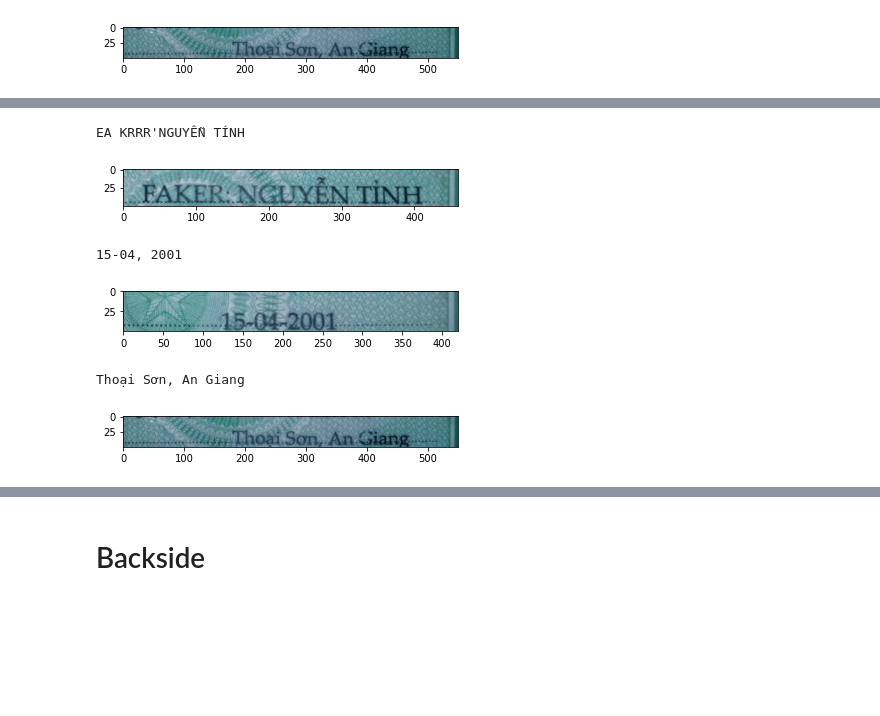
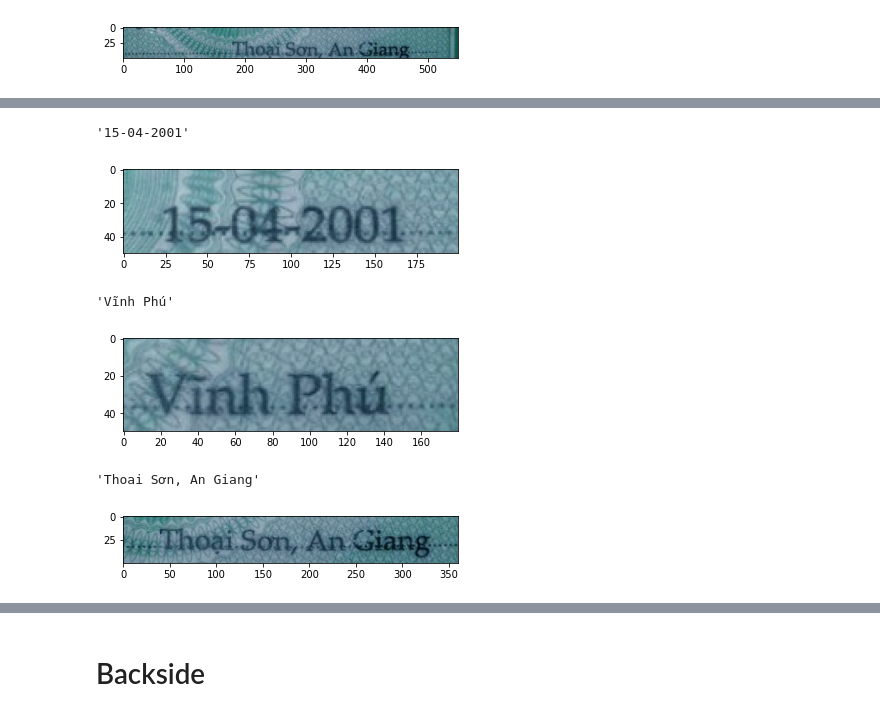
Before and after one commit to HoangCongDuc/vietnamese-id-card-extractor, a Jupyter notebook: methods-explanation.ipynb, the cells around one changed output, grey strips where cells are left out. Cells and saved outputs as stored; diff of their text form; code cells hidden in the pictures; blank space fills up the shorter version.

```diff
--- a/methods-explanation.ipynb
+++ b/methods-explanation.ipynb
@@ -260,21 +238,18 @@ print(get_text(patch))
-# %%
-patch = img_warped[170:220,340:]
-plt.imshow(patch)
-print(get_text(patch))
-# %% [output]
-EA KRRR'NGUYỄN TÍNH
-[figure, removed]
-# %%
-patch = img_warped[260:310,380:]
-plt.imshow(patch)
-print(get_text(patch))
-# %% [output]
-15-04, 2001
-[figure, removed]
-# %%
-patch = img_warped[350:400,250:]
-plt.imshow(patch)
-print(get_text(patch))
-# %% [output]
-Thoại Sơn, An Giang
-[figure, removed]
+# %%
+plt.imshow(img_warped[265:315,480:680])
+predictor.predict(Image.fromarray(img_warped[265:315,480:680]))
+# %% [output]
+'15-04-2001'
+[figure, added]
+# %%
+plt.imshow(img_warped[310:360, 520:700])
+predictor.predict(Image.fromarray(img_warped[310:360, 520:700]))
+# %% [output]
+'Vĩnh Phú'
+[figure, added]
+# %%
+plt.imshow(img_warped[360:410, 390:750])
+predictor.predict(Image.fromarray(img_warped[360:410, 390:750]))
+# %% [output]
+'Thoai Sơn, An Giang'
+[figure, added]
```
Also changed, not shown: parts of 28 cells of this notebook, 11 other files.
